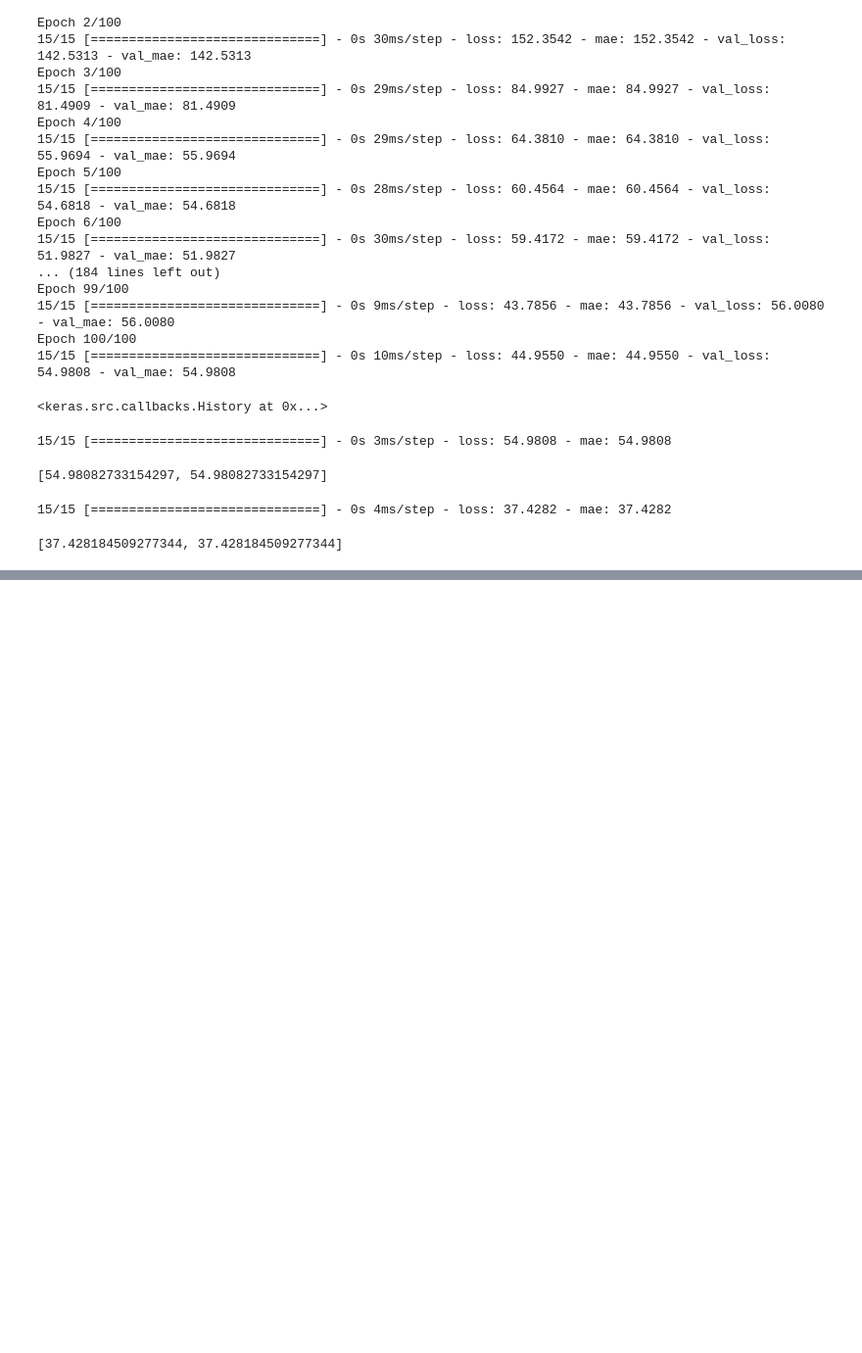
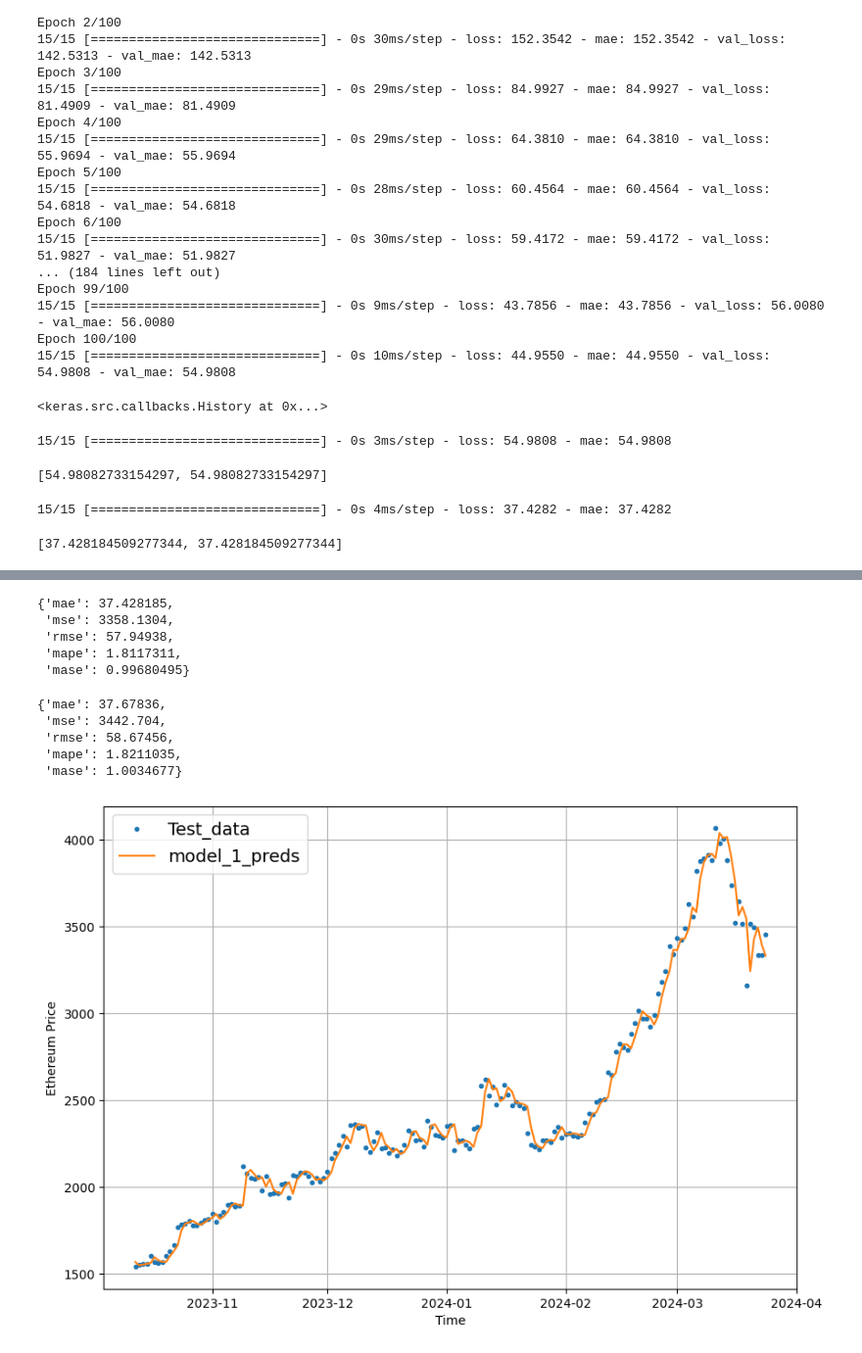
Before and after one commit to AyushSrivastava27/EthVision, a Jupyter notebook: EthVision.ipynb, the cells around one changed output, grey strips where cells are left out. Shown: that part at 98% size. Cells and saved outputs as stored; diff of their text form; code cells hidden in the pictures; blank space fills up the shorter version.

```diff
--- a/EthVision.ipynb
+++ b/EthVision.ipynb
@@ -423,0 +430,26 @@ len(model_1_preds), model_1_preds[:10]
+# %%
+model_1_results = evaluate_preds(y_true=tf.squeeze(test_labels),
+                                 y_pred=model_1_preds)
+model_1_results
+# %% [output]
+{'mae': 37.428185,
+ 'mse': 3358.1304,
+ 'rmse': 57.94938,
+ 'mape': 1.8117311,
+ 'mase': 0.99680495}
+# %%
+naive_results
+# %% [output]
+{'mae': 37.67836,
+ 'mse': 3442.704,
+ 'rmse': 58.67456,
+ 'mape': 1.8211035,
+ 'mase': 1.0034677}
+# %%
+offset = 300
+plt.figure(figsize=(10, 7))
+# Account for the test_window offset and index into test_labels to ensure correct plotting
+plot_time_series(timesteps=X_test[-len(test_windows):], values=test_labels[:, 0], start=offset, label="Test_data")
+plot_time_series(timesteps=X_test[-len(test_windows):], values=model_1_preds, start=offset, format="-", label="model_1_preds")
+# %% [output]
+[figure, added]
```
Also changed, not shown: parts of 2 cells of this notebook.
